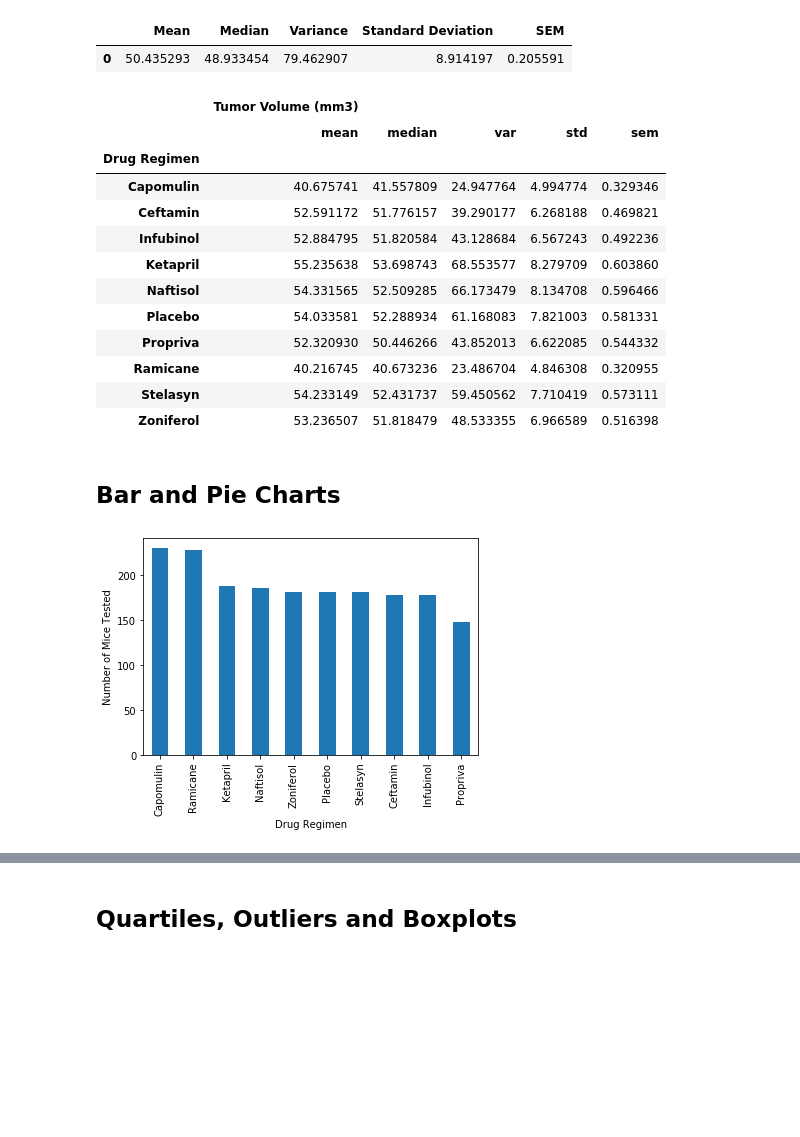
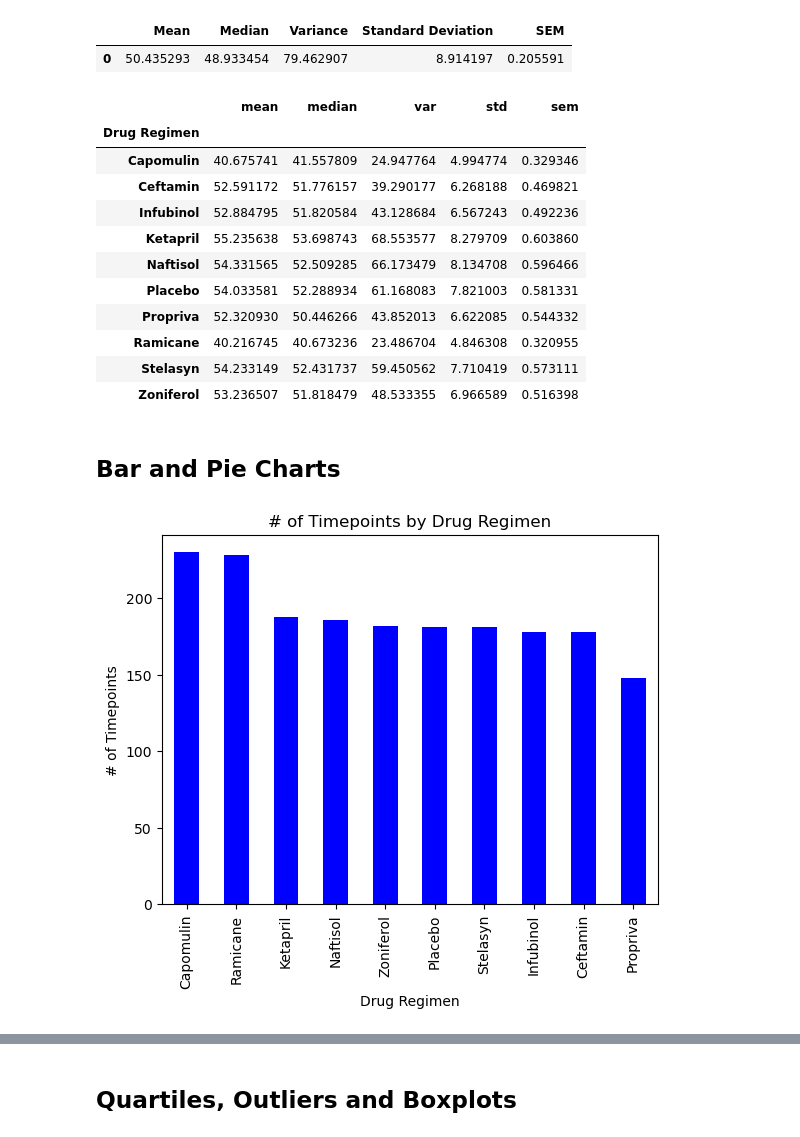
Before and after one commit to CameronLeslie1/Module_5_Challenge, a Jupyter notebook: module_5_starter_code/Pymaceuticals/pymaceuticals_starter.ipynb, the cells around one changed output, grey strips where cells are left out. Drawn from its saved outputs; the diff is of its cells as text; code cells hidden in the pictures; blank space fills up the shorter version.

```diff
--- a/module_5_starter_code/Pymaceuticals/pymaceuticals_starter.ipynb
+++ b/module_5_starter_code/Pymaceuticals/pymaceuticals_starter.ipynb
@@ -103,10 +120,15 @@ Tumor_Vol_summary
 # %%
 # Generate a summary statistics table of mean, median, variance, standard deviation,
 # and SEM of the tumor volume for each regimen
-
+Mean_Tumor_Regi = Clean_Data.groupby(["Drug Regimen"]).mean()["Tumor Volume (mm3)"]
+Median_Tumor_Regi = Clean_Data.groupby(["Drug Regimen"]).median()["Tumor Volume (mm3)"]
+Var_Tumor_Regi = Clean_Data.groupby(["Drug Regimen"]).var()["Tumor Volume (mm3)"]
+StDev_Tumor_Regi = Clean_Data.groupby(["Drug Regimen"]).std()["Tumor Volume (mm3)"]
+SEM_Tumor_Regi = Clean_Data.groupby(["Drug Regimen"]).sem()["Tumor Volume (mm3)"]
 # Using the aggregation method, produce the same summary statistics in a single line.
+Aggregate_Tumor_Regi = Clean_Data.groupby(["Drug Regimen"])["Tumor Volume (mm3)"].agg(["mean","median","var","std","sem"])
+Aggregate_Tumor_Regi
 # %% [output]
-|  | Tumor Volume (mm3) |  |  |  |  |
 |  | mean | median | var | std | sem |
 | Drug Regimen |  |  |  |  |  |
 | Capomulin | 40.675741 | 41.557809 | 24.947764 | 4.994774 | 0.329346 |
@@ -123,7 +145,14 @@ Tumor_Vol_summary
 ## Bar and Pie Charts
 # %%
 # Generate a bar plot showing the total number of timepoints for all mice tested for each drug regimen using Pandas.
+Timepoints_by_Regi = Clean_Data["Drug Regimen"].value_counts()
+Timepoints_by_Regi.plot(kind="bar",facecolor="blue")
+plt.title("# of Timepoints by Drug Regimen")
+plt.ylabel("# of Timepoints")
+plt.xlabel("Drug Regimen")
+
+plt.show()
 # %% [output]
-[figure, old version]
+[figure, new version]
 # %%
 # Generate a bar plot showing the total number of timepoints for all mice tested for each drug regimen using pyplot.
```
Also changed, not shown: parts of 5 cells of this notebook.
